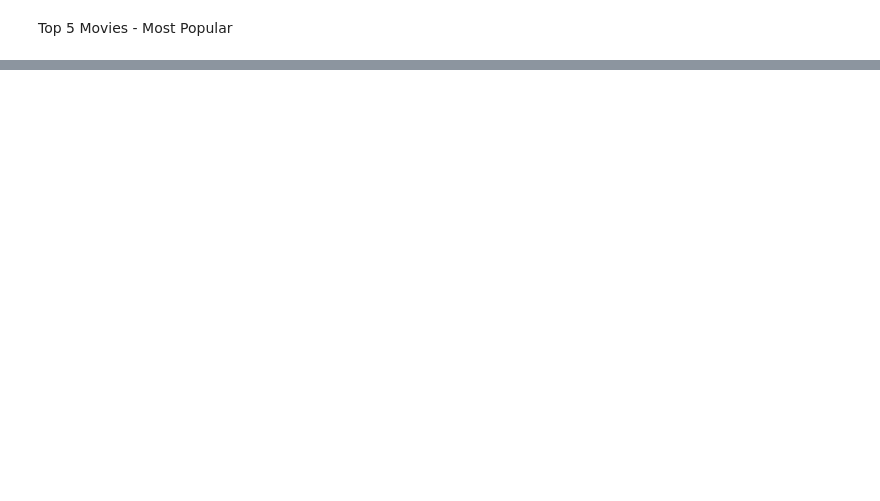
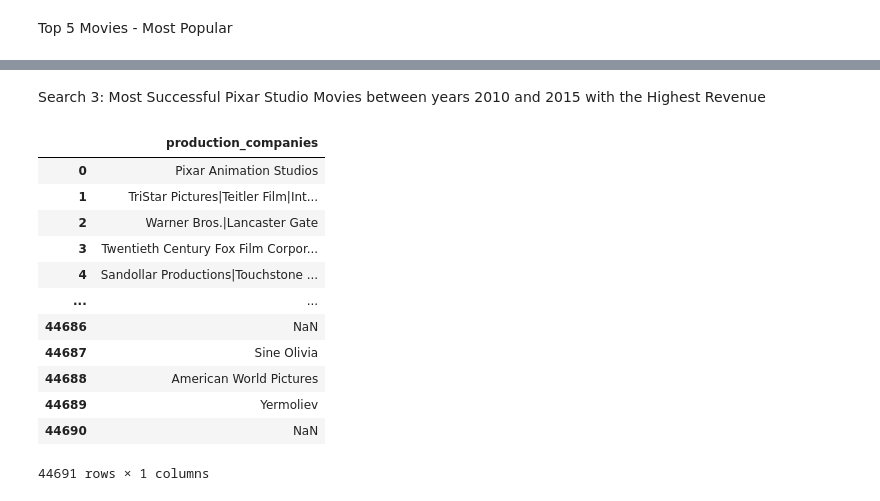
Before and after one commit to ashtonpangxq/data-science-projects, a Jupyter notebook: exploratory-data-analysis/exploratory-data-analysis-movies.ipynb, the cells around one changed output, grey strips where cells are left out. Cells and saved outputs as stored; diff of their text form; code cells hidden in the pictures; blank space fills up the shorter version.

Commit message:
Update EDA with recommending movies based on movies feature analysis

```diff
--- a/exploratory-data-analysis/exploratory-data-analysis-movies.ipynb
+++ b/exploratory-data-analysis/exploratory-data-analysis-movies.ipynb
@@ -422,0 +512,18 @@ best_worst_movies(df=best_movies_df, n=5, by="Popularity")
+# %% [markdown]
+Search 3: Most Successful Pixar Studio Movies between years 2010 and 2015 with the Highest Revenue
+# %%
+movies_df[['production_companies']]
+# %% [output]
+|  | production_companies |
+| 0 | Pixar Animation Studios |
+| 1 | TriStar Pictures|Teitler Film|Int... |
+| 2 | Warner Bros.|Lancaster Gate |
+| 3 | Twentieth Century Fox Film Corpor... |
+| 4 | Sandollar Productions|Touchstone ... |
+| ... | ... |
+| 44686 | NaN |
+| 44687 | Sine Olivia |
+| 44688 | American World Pictures |
+| 44689 | Yermoliev |
+| 44690 | NaN |
+44691 rows × 1 columns
```
Also changed, not shown: parts of 26 cells of this notebook.
